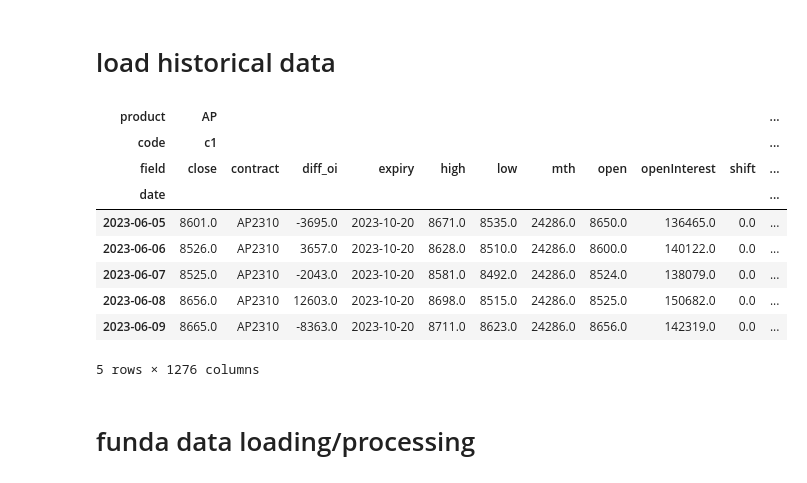
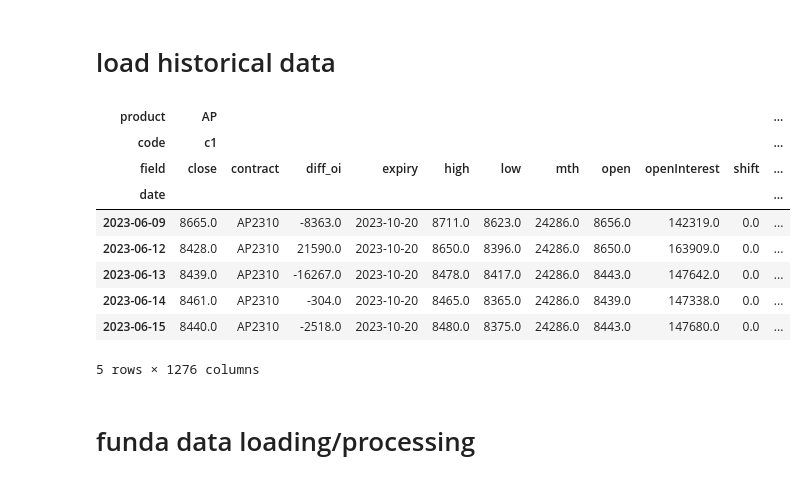
Before and after one commit to harvey1673/pyktrader3, a Jupyter notebook: bktest/bt_signal - steel margin + steel spd.ipynb, the cells around one changed output. Saved outputs shown, nothing was run; the diff lists cells and outputs as text; code cells hidden in the pictures.

```diff
--- a/bktest/bt_signal - steel margin + steel spd.ipynb
+++ b/bktest/bt_signal - steel margin + steel spd.ipynb
@@ -74,7 +74,7 @@ daily_start_dict = { 'c': datetime.date(2011,1,1), 'm': datetime.date(2011,1,1),
 fields = ['contract', 'open', 'high', 'low', 'close', 'volume', 'openInterest', 'diff_oi', 'expiry', 'mth', 'shift']
 
 start_date = datetime.date(2010,1,1)
-end_date = datetime.date(2023,6,9)
+end_date = datetime.date(2023,6,15)
 shift_mode = 2
 roll_name = 'hot'
 roll_file_loc = "C:/dev/wtdev/config/"
@@ -87,38 +87,38 @@ data_df = pd.DataFrame()
 for prodcode in sim_markets:
     for nb in range(nb_cont):
         xdf = dataseries.nearby(prodcode,
                                 nb+1,
                                 start_date=start_date,
                                 end_date = end_date,
                                 shift_mode = shift_mode,
                                 freq=freq,
                                 roll_name=roll_name,
                                 config_loc=roll_file_loc)
         xdf['expiry'] = xdf['contract'].map(misc.contract_expiry)
         xdf['contmth'] = xdf['contract'].map(misc.inst2contmth)
         xdf['mth'] = xdf['contmth'].apply(lambda x: x//100 * 12 + x % 100)
         xdf['product'] = prodcode
         xdf['code'] = f'c{nb+1}'
         data_df = data_df.append(xdf)
 
 df = pd.pivot_table(data_df.reset_index(), index='date', columns = ['product', 'code'], values = list(fields), aggfunc = 'last')
 df = df.reorder_levels([1, 2, 0], axis=1).sort_index(axis=1)
 df.columns.rename(['product', 'code', 'field',], inplace = True)
 df.index = pd.to_datetime(df.index)
 
 cdate_rng = pd.date_range(start=start_date, end=end_date, freq='D')
 bdate_rng = pd.bdate_range(start=start_date, end=end_date, freq='C', holidays=misc.CHN_Holidays)
 df.tail(5)
 # %% [output]
 | product | AP |  |  |  |  |  |  |  |  |  | ... |
 | code | c1 |  |  |  |  |  |  |  |  |  | ... |
 | field | close | contract | diff_oi | expiry | high | low | mth | open | openInterest | shift | ... |
 | date |  |  |  |  |  |  |  |  |  |  | ... |
-| 2023-06-05 | 8601.0 | AP2310 | -3695.0 | 2023-10-20 | 8671.0 | 8535.0 | 24286.0 | 8650.0 | 136465.0 | 0.0 | ... |
-| 2023-06-06 | 8526.0 | AP2310 | 3657.0 | 2023-10-20 | 8628.0 | 8510.0 | 24286.0 | 8600.0 | 140122.0 | 0.0 | ... |
-| 2023-06-07 | 8525.0 | AP2310 | -2043.0 | 2023-10-20 | 8581.0 | 8492.0 | 24286.0 | 8524.0 | 138079.0 | 0.0 | ... |
-| 2023-06-08 | 8656.0 | AP2310 | 12603.0 | 2023-10-20 | 8698.0 | 8515.0 | 24286.0 | 8525.0 | 150682.0 | 0.0 | ... |
 | 2023-06-09 | 8665.0 | AP2310 | -8363.0 | 2023-10-20 | 8711.0 | 8623.0 | 24286.0 | 8656.0 | 142319.0 | 0.0 | ... |
+| 2023-06-12 | 8428.0 | AP2310 | 21590.0 | 2023-10-20 | 8650.0 | 8396.0 | 24286.0 | 8650.0 | 163909.0 | 0.0 | ... |
+| 2023-06-13 | 8439.0 | AP2310 | -16267.0 | 2023-10-20 | 8478.0 | 8417.0 | 24286.0 | 8443.0 | 147642.0 | 0.0 | ... |
+| 2023-06-14 | 8461.0 | AP2310 | -304.0 | 2023-10-20 | 8465.0 | 8365.0 | 24286.0 | 8439.0 | 147338.0 | 0.0 | ... |
+| 2023-06-15 | 8440.0 | AP2310 | -2518.0 | 2023-10-20 | 8480.0 | 8375.0 | 24286.0 | 8443.0 | 147680.0 | 0.0 | ... |
 5 rows × 1276 columns
 # %%
 asset_pairs = [('i', 'rb'), ('i', 'hc'), ('i', 'j'), ('j', 'jm'),]
```
Also changed, not shown: parts of 3 cells of this notebook, 6 other files.
